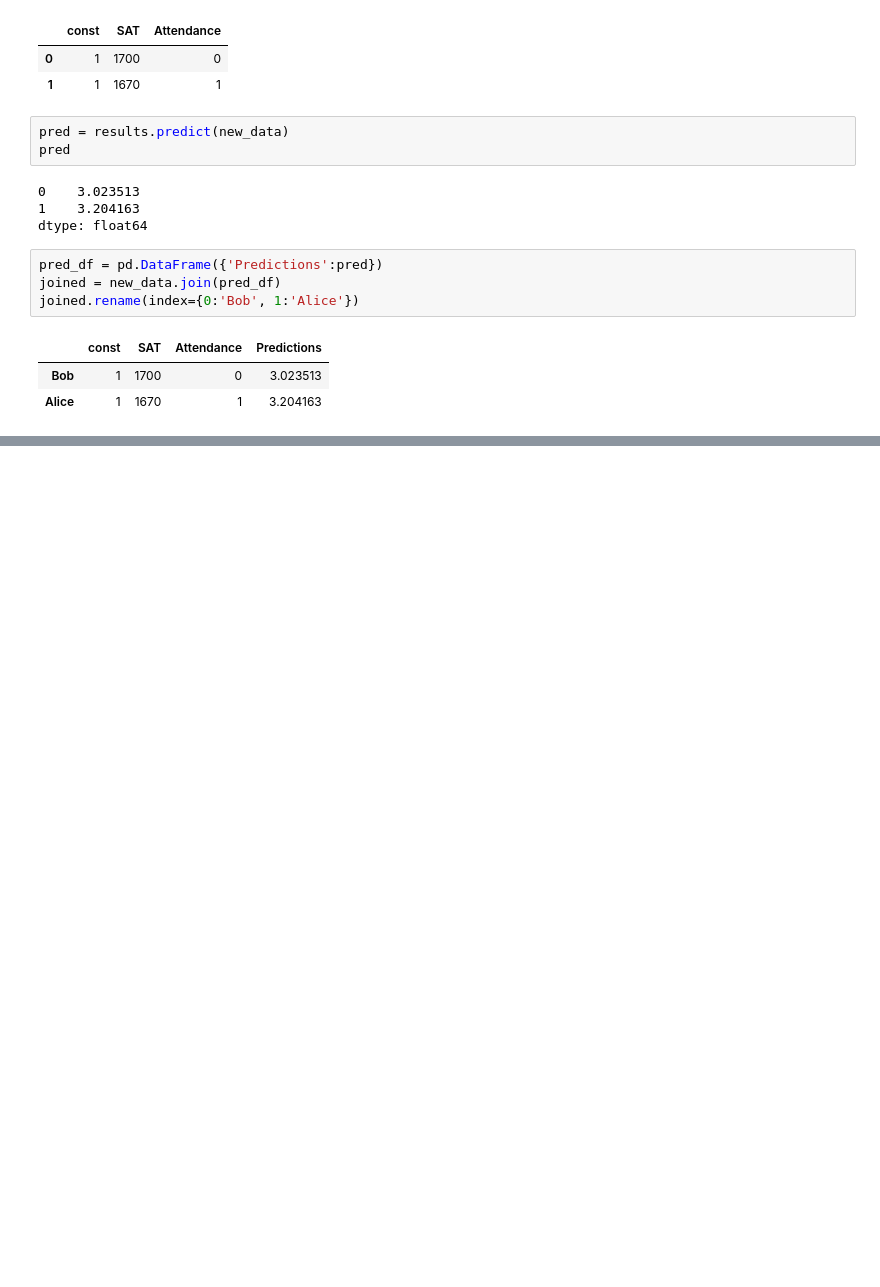
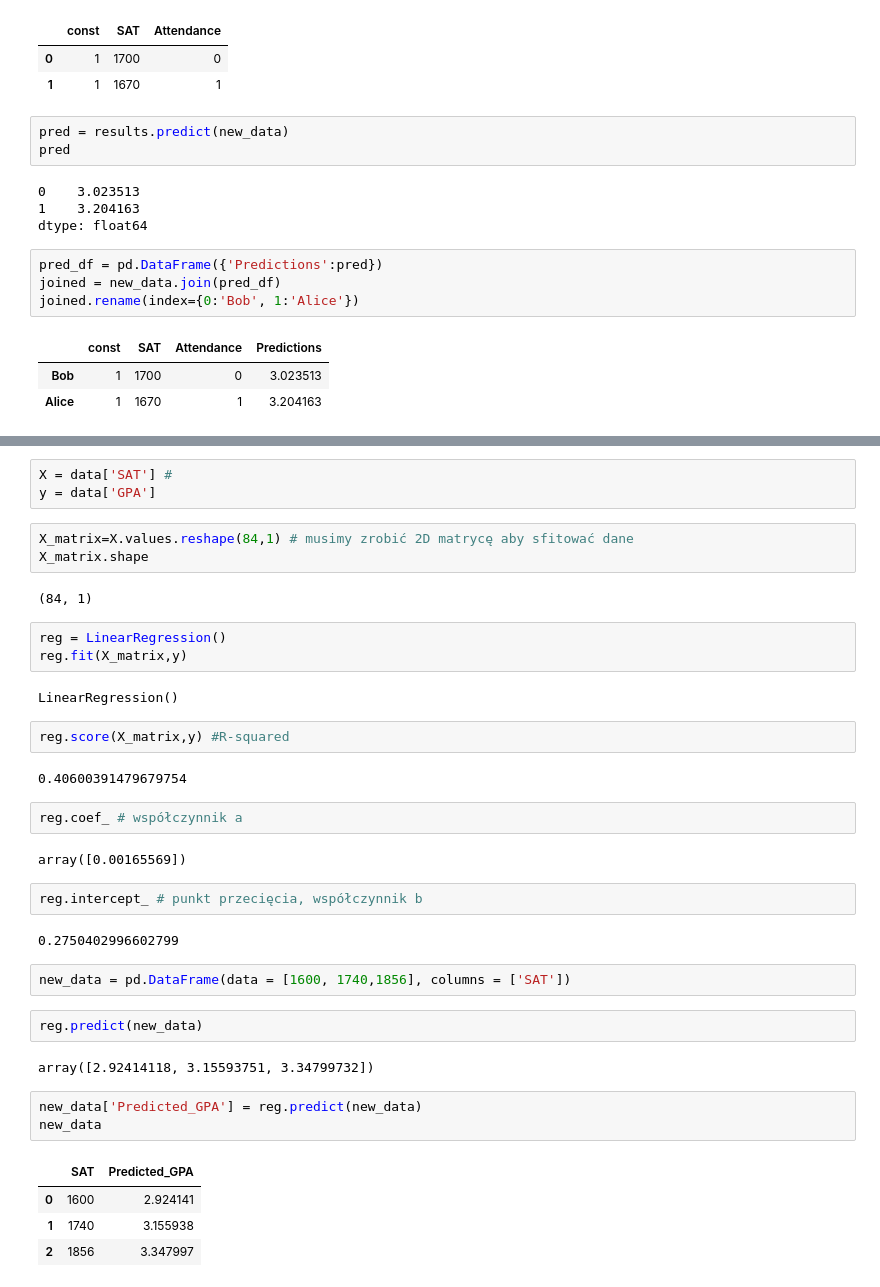
Before and after one commit to Szczureczek1983/Repozytorium2, a Jupyter notebook: Linear_reg_356.ipynb, the cells around one changed output, grey strips where cells are left out. Drawn from its saved outputs; the diff is of its cells as text; blank space fills up the shorter version.

```diff
--- a/Linear_reg_356.ipynb
+++ b/Linear_reg_356.ipynb
@@ -188,0 +214,39 @@ joined.rename(index={0:'Bob', 1:'Alice'})
+# %%
+X = data['SAT'] #
+y = data['GPA']
+# %%
+X_matrix=X.values.reshape(84,1) # musimy zrobić 2D matrycę aby sfitować dane
+X_matrix.shape
+# %% [output]
+(84, 1)
+# %%
+reg = LinearRegression()
+reg.fit(X_matrix,y)
+# %% [output]
+LinearRegression()
+# %%
+reg.score(X_matrix,y) #R-squared
+# %% [output]
+0.40600391479679754
+# %%
+reg.coef_ # współczynnik a
+# %% [output]
+array([0.00165569])
+# %%
+reg.intercept_ # punkt przecięcia, współczynnik b
+# %% [output]
+0.2750402996602799
+# %%
+new_data = pd.DataFrame(data = [1600, 1740,1856], columns = ['SAT'])
+# %%
+reg.predict(new_data)
+# %% [output]
+array([2.92414118, 3.15593751, 3.34799732])
+# %%
+new_data['Predicted_GPA'] = reg.predict(new_data)
+new_data
+# %% [output]
+|  | SAT | Predicted_GPA |
+| 0 | 1600 | 2.924141 |
+| 1 | 1740 | 3.155938 |
+| 2 | 1856 | 3.347997 |
```
Also changed, not shown: parts of 25 cells of this notebook.
